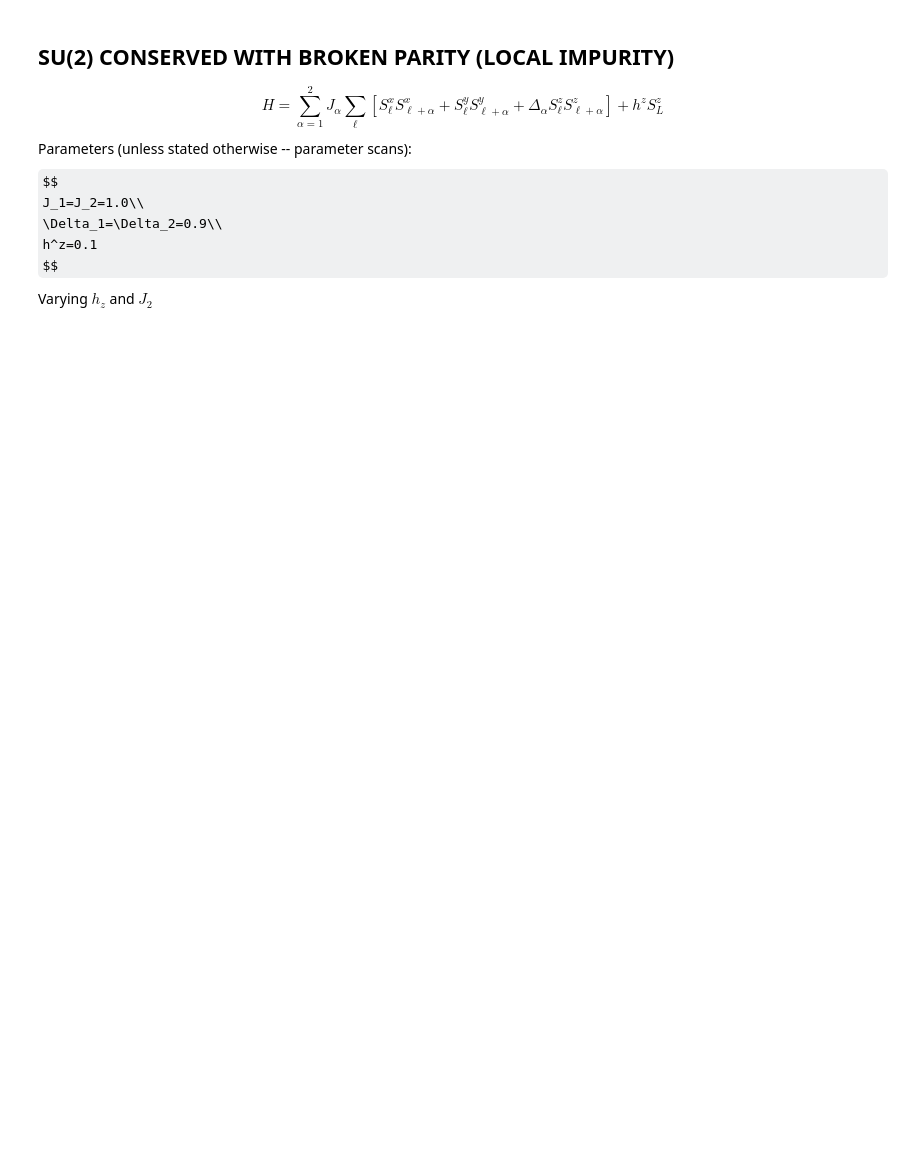
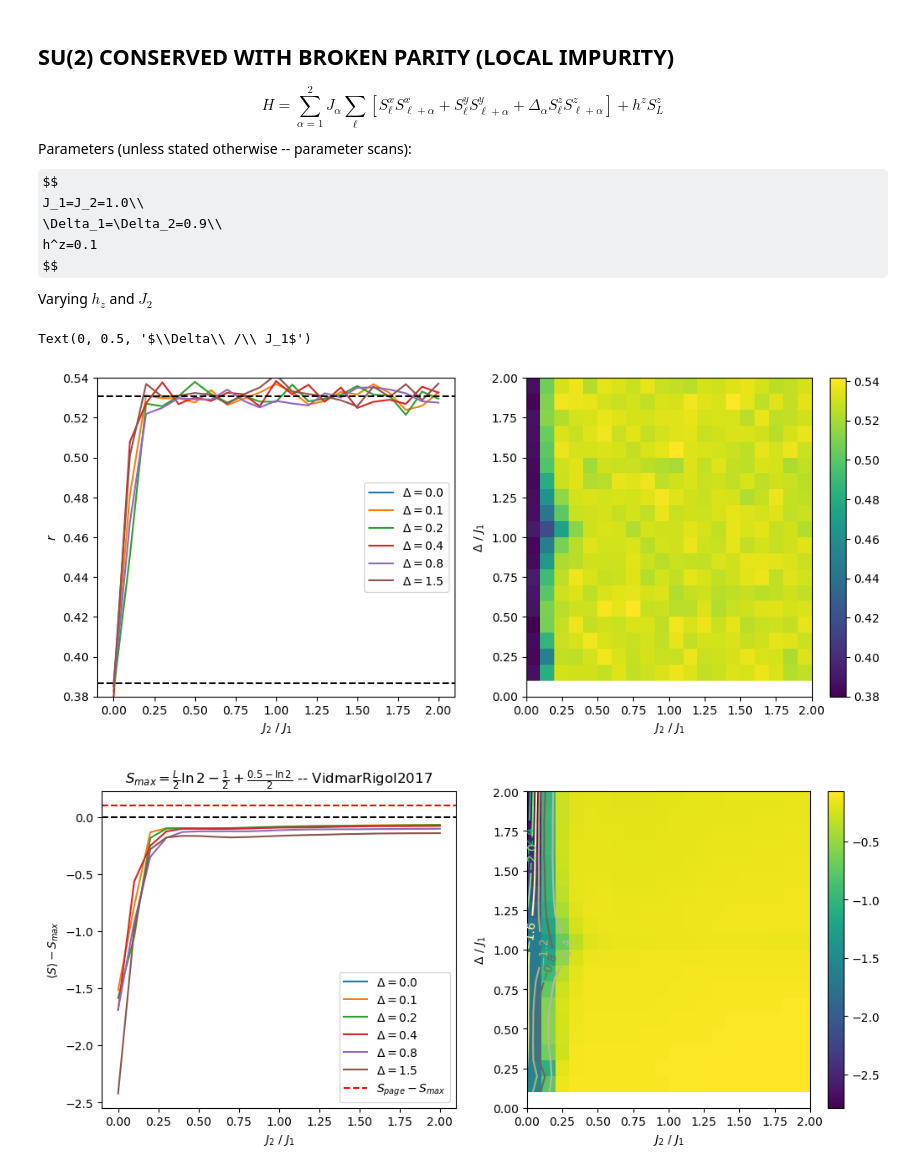
Before and after one commit to makskliczkowski/Transverse_Ising_ETH, a Jupyter notebook: IsignTransverse_ETH/Python/EigenstateEntaglement.ipynb, the cells around one changed output. Drawn from its saved outputs; the diff is of its cells as text; code cells hidden in the pictures; some formulas as TeX source; blank space fills up the shorter version.

```diff
--- a/IsignTransverse_ETH/Python/EigenstateEntaglement.ipynb
+++ b/IsignTransverse_ETH/Python/EigenstateEntaglement.ipynb
@@ -365,3 +426,71 @@ J_1=J_2=1.0\\
 h^z=0.1
 $$
 Varying $h_z$ and $J_2$
+# %%
+L=10
+J=0.5
+J0=0.0
+g=0.9
+g0=0.0
+h=0.0
+w=0.1
+
+gap_ratio2, Smean2, Smax2, Svar2 = get_data(L=16, vs='g', J0=J0, g=g, g0=g0, h=h, w=w)
+# %%
+hcuts = [0.0, 0.1, 0.2, 0.4, 0.8, 1.5]
+
+fig, ax = plt.subplots( nrows=1, ncols=2, figsize=(12, 5), dpi = 100)
+
+
+X, Y = np.meshgrid(x_list, J2_list)
+p = ax[1].pcolormesh(X, Y, gap_ratio2, shading='flat')
+ax[1].set_xlabel(r"")
+fig.colorbar(p)
+
+for h in hcuts:
+    idx = hfun.find_index(x_list, h)
+    if idx >=0 :
+        ax[0].plot(J2_list, gap_ratio2[idx], label=r"$\Delta=%.1f$"%h)
+
+ax[0].set_xlabel(r"$J_2\ /\ J_1$")
+ax[0].set_ylabel(r"$r$")
+ax[1].set_xlabel(r"$J_2\ /\ J_1$")
+ax[1].set_ylabel(r"$\Delta\ /\ J_1$")
+ax[0].legend()
+
+ax[0].set_ylim(0.38, 0.54)
+
+ax[0].axhline(y=0.5307, linestyle='--', color='black', label='GOE')
+ax[0].axhline(y=0.3867, linestyle='--', color='black', label='Poisson')
+
+
+fig, ax = plt.subplots( nrows=1, ncols=2, figsize=(12, 5), dpi = 100)
+
+X, Y = np.meshgrid(x_list, J2_list)
+p = ax[1].pcolormesh(X, Y, Smean2, shading='flat')
+
+# countour needs the center points
+x_center = 0.5 * (x_list[:-1] + x_list[1:])
+y_center = 0.5 * (J2_list[:-1] + J2_list[1:])
+cset = ax[1].contour(X, Y, Smean2, cmap='terrain')
+ax[1].clabel(cset, inline=True)
+fig.colorbar(p)
+
+for h in hcuts:
+    idx = hfun.find_index(x_list, h)
+    if idx >=0 :
+        ax[0].plot(J2_list, Smean2[idx], label=r"$\Delta=%.1f$"%h)
+
+ax[0].set_xlabel(r"$J_2\ /\ J_1$")
+ax[0].set_ylabel(r"$\langle S\rangle - S_{max}$")
+ax[0].axhline(y=0.0, linestyle='--', color='black')
+ax[0].axhline(y=-(0.5 - np.log(2)) / 2., linestyle='--', color='red', label=r"$S_{page}-S_{max}$")
+ax[0].legend()
+
+ax[0].set_title(r"$S_{max}=\frac{L}{2}\ln2-\frac{1}{2}+\frac{0.5-\ln2}{2}$ -- VidmarRigol2017")
+ax[1].set_xlabel(r"$J_2\ /\ J_1$")
+ax[1].set_ylabel(r"$\Delta\ /\ J_1$")
+# %% [output]
+Text(0, 0.5, '$\\Delta\\ /\\ J_1$')
+[figure, added]
+[figure, added]
```
Also changed, not shown: parts of 4 cells of this notebook, 11 other files.
